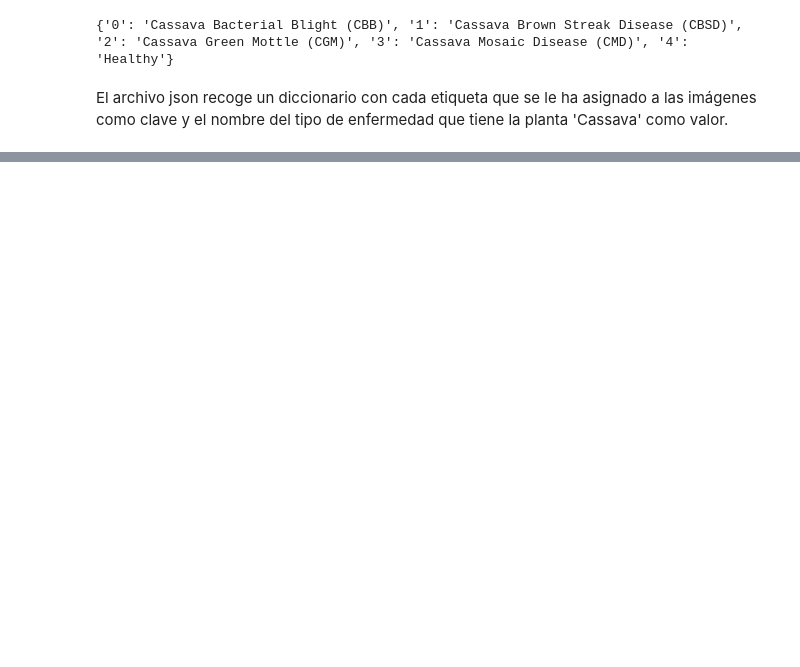
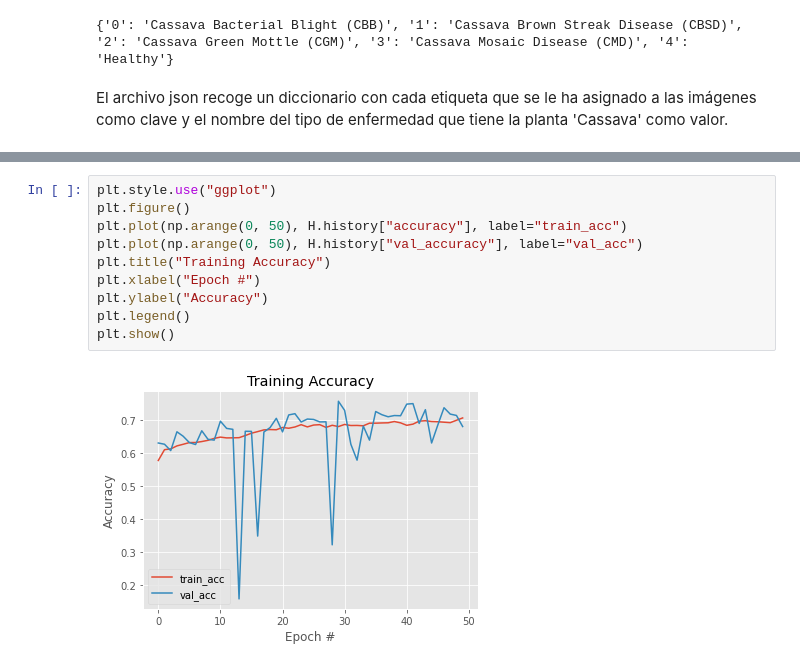
Before and after one commit to DanielMolinaR/Cassava-Leaf-Disease-Classification, a Jupyter notebook: Cassava_CNN_classificaiton.ipynb, the cells around one changed output, grey strips where cells are left out. Saved outputs shown, nothing was run; the diff lists cells and outputs as text; blank space fills up the shorter version.

```diff
--- a/Cassava_CNN_classificaiton.ipynb
+++ b/Cassava_CNN_classificaiton.ipynb
@@ -451,0 +508,12 @@ WARNING: apt does not have a stable CLI interface. Use with caution in scripts.
+# %%
+plt.style.use("ggplot")
+plt.figure()
+plt.plot(np.arange(0, 50), H.history["accuracy"], label="train_acc")
+plt.plot(np.arange(0, 50), H.history["val_accuracy"], label="val_acc")
+plt.title("Training Accuracy")
+plt.xlabel("Epoch #")
+plt.ylabel("Accuracy")
+plt.legend()
+plt.show()
+# %% [output]
+[figure, added]
```
Also changed, not shown: parts of 162 cells of this notebook.
